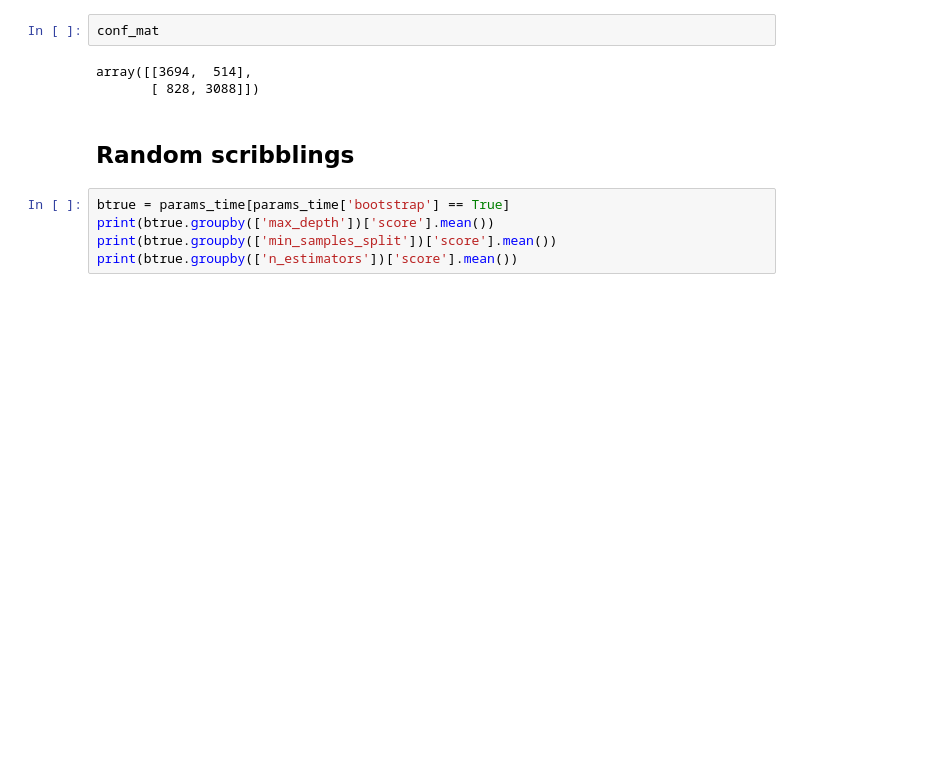
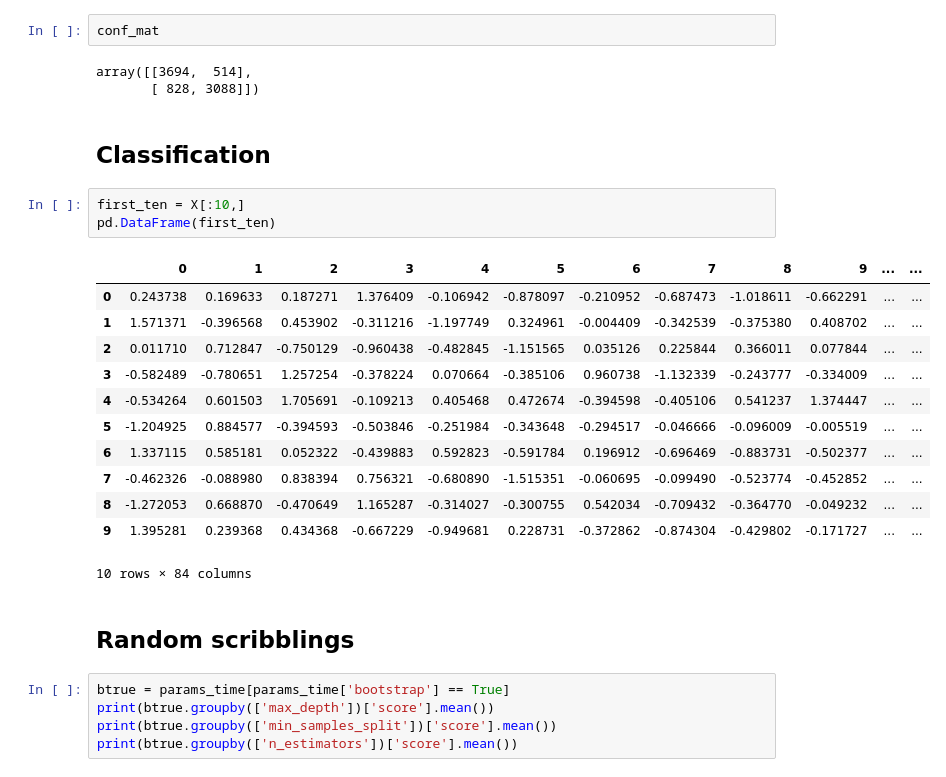
Before and after one commit to borismattijssen/mushrooms, a Jupyter notebook: notebooks/random forest — high res.ipynb, the cells around one changed output. Drawn from its saved outputs; the diff is of its cells as text; blank space fills up the shorter version.

```diff
--- a/notebooks/random forest — high res.ipynb
+++ b/notebooks/random forest — high res.ipynb
@@ -257,6 +257,24 @@ conf_mat
 # %% [output]
 array([[3694,  514],
        [ 828, 3088]])
+# %% [markdown]
+## Classification
+# %%
+first_ten = X[:10,]
+pd.DataFrame(first_ten)
+# %% [output]
+|  | 0 | 1 | 2 | 3 | 4 | 5 | 6 | 7 | 8 | 9 | ... | ... |
+| 0 | 0.243738 | 0.169633 | 0.187271 | 1.376409 | -0.106942 | -0.878097 | -0.210952 | -0.687473 | -1.018611 | -0.662291 | ... | ... |
+| 1 | 1.571371 | -0.396568 | 0.453902 | -0.311216 | -1.197749 | 0.324961 | -0.004409 | -0.342539 | -0.375380 | 0.408702 | ... | ... |
+| 2 | 0.011710 | 0.712847 | -0.750129 | -0.960438 | -0.482845 | -1.151565 | 0.035126 | 0.225844 | 0.366011 | 0.077844 | ... | ... |
+| 3 | -0.582489 | -0.780651 | 1.257254 | -0.378224 | 0.070664 | -0.385106 | 0.960738 | -1.132339 | -0.243777 | -0.334009 | ... | ... |
+| 4 | -0.534264 | 0.601503 | 1.705691 | -0.109213 | 0.405468 | 0.472674 | -0.394598 | -0.405106 | 0.541237 | 1.374447 | ... | ... |
+| 5 | -1.204925 | 0.884577 | -0.394593 | -0.503846 | -0.251984 | -0.343648 | -0.294517 | -0.046666 | -0.096009 | -0.005519 | ... | ... |
+| 6 | 1.337115 | 0.585181 | 0.052322 | -0.439883 | 0.592823 | -0.591784 | 0.196912 | -0.696469 | -0.883731 | -0.502377 | ... | ... |
+| 7 | -0.462326 | -0.088980 | 0.838394 | 0.756321 | -0.680890 | -1.515351 | -0.060695 | -0.099490 | -0.523774 | -0.452852 | ... | ... |
+| 8 | -1.272053 | 0.668870 | -0.470649 | 1.165287 | -0.314027 | -0.300755 | 0.542034 | -0.709432 | -0.364770 | -0.049232 | ... | ... |
+| 9 | 1.395281 | 0.239368 | 0.434368 | -0.667229 | -0.949681 | 0.228731 | -0.372862 | -0.874304 | -0.429802 | -0.171727 | ... | ... |
+10 rows × 84 columns
 # %% [markdown]
 ## Random scribblings
 # %%
```
Also changed, not shown: 1 other file.
